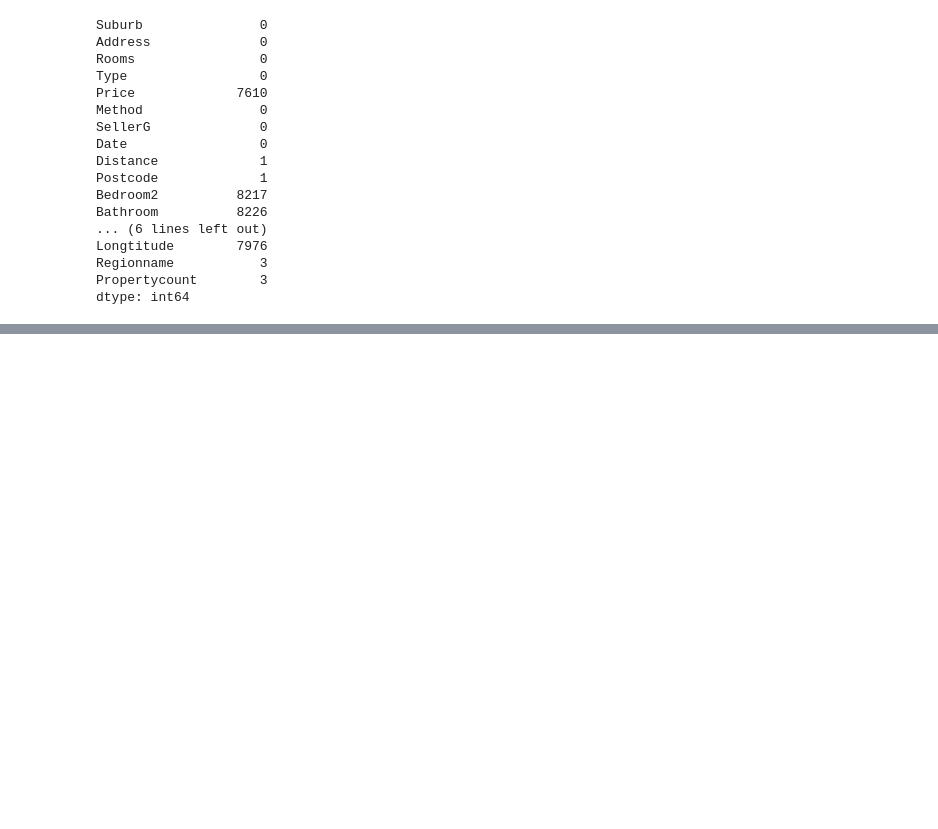
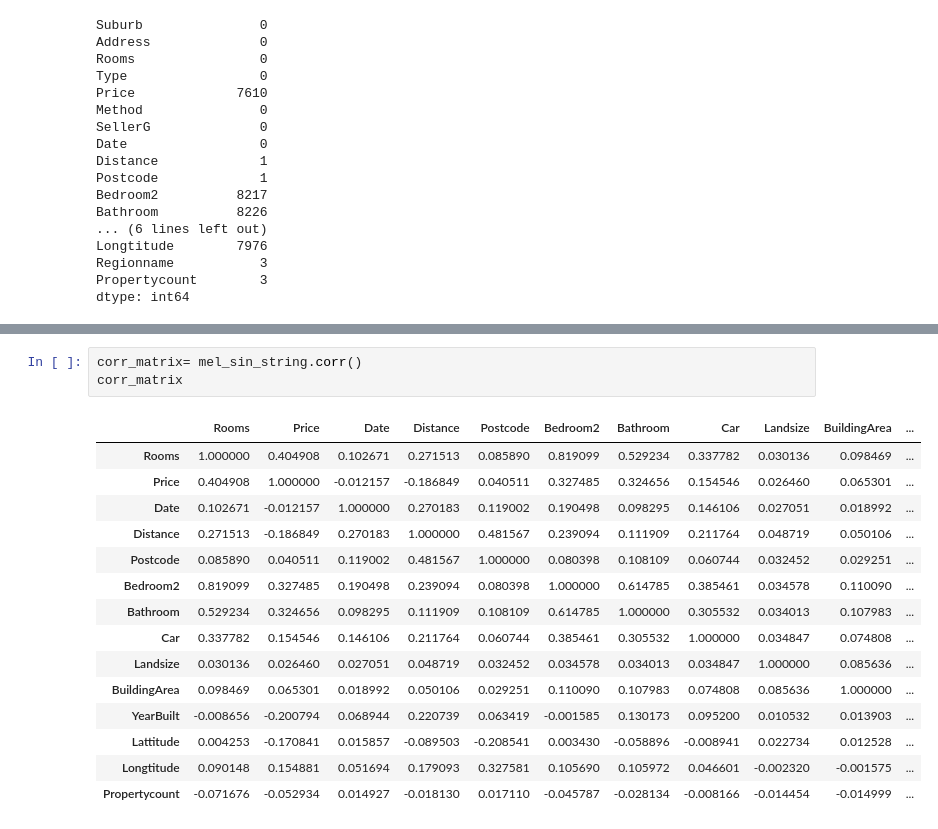
Before and after one commit to daferre01/BIGDATA-IA, a Jupyter notebook: IA/MachineLearning/melbourne.ipynb, the cells around one changed output, grey strips where cells are left out. Drawn from its saved outputs; the diff is of its cells as text; blank space fills up the shorter version.

```diff
--- a/IA/MachineLearning/melbourne.ipynb
+++ b/IA/MachineLearning/melbourne.ipynb
@@ -353,0 +383,19 @@ for col in mel_full:
+# %%
+corr_matrix= mel_sin_string.corr()
+corr_matrix
+# %% [output]
+|  | Rooms | Price | Date | Distance | Postcode | Bedroom2 | Bathroom | Car | Landsize | BuildingArea | ... |
+| Rooms | 1.000000 | 0.404908 | 0.102671 | 0.271513 | 0.085890 | 0.819099 | 0.529234 | 0.337782 | 0.030136 | 0.098469 | ... |
+| Price | 0.404908 | 1.000000 | -0.012157 | -0.186849 | 0.040511 | 0.327485 | 0.324656 | 0.154546 | 0.026460 | 0.065301 | ... |
+| Date | 0.102671 | -0.012157 | 1.000000 | 0.270183 | 0.119002 | 0.190498 | 0.098295 | 0.146106 | 0.027051 | 0.018992 | ... |
+| Distance | 0.271513 | -0.186849 | 0.270183 | 1.000000 | 0.481567 | 0.239094 | 0.111909 | 0.211764 | 0.048719 | 0.050106 | ... |
+| Postcode | 0.085890 | 0.040511 | 0.119002 | 0.481567 | 1.000000 | 0.080398 | 0.108109 | 0.060744 | 0.032452 | 0.029251 | ... |
+| Bedroom2 | 0.819099 | 0.327485 | 0.190498 | 0.239094 | 0.080398 | 1.000000 | 0.614785 | 0.385461 | 0.034578 | 0.110090 | ... |
+| Bathroom | 0.529234 | 0.324656 | 0.098295 | 0.111909 | 0.108109 | 0.614785 | 1.000000 | 0.305532 | 0.034013 | 0.107983 | ... |
+| Car | 0.337782 | 0.154546 | 0.146106 | 0.211764 | 0.060744 | 0.385461 | 0.305532 | 1.000000 | 0.034847 | 0.074808 | ... |
+| Landsize | 0.030136 | 0.026460 | 0.027051 | 0.048719 | 0.032452 | 0.034578 | 0.034013 | 0.034847 | 1.000000 | 0.085636 | ... |
+| BuildingArea | 0.098469 | 0.065301 | 0.018992 | 0.050106 | 0.029251 | 0.110090 | 0.107983 | 0.074808 | 0.085636 | 1.000000 | ... |
+| YearBuilt | -0.008656 | -0.200794 | 0.068944 | 0.220739 | 0.063419 | -0.001585 | 0.130173 | 0.095200 | 0.010532 | 0.013903 | ... |
+| Lattitude | 0.004253 | -0.170841 | 0.015857 | -0.089503 | -0.208541 | 0.003430 | -0.058896 | -0.008941 | 0.022734 | 0.012528 | ... |
+| Longtitude | 0.090148 | 0.154881 | 0.051694 | 0.179093 | 0.327581 | 0.105690 | 0.105972 | 0.046601 | -0.002320 | -0.001575 | ... |
+| Propertycount | -0.071676 | -0.052934 | 0.014927 | -0.018130 | 0.017110 | -0.045787 | -0.028134 | -0.008166 | -0.014454 | -0.014999 | ... |
```
Also changed, not shown: parts of 5 cells of this notebook.
